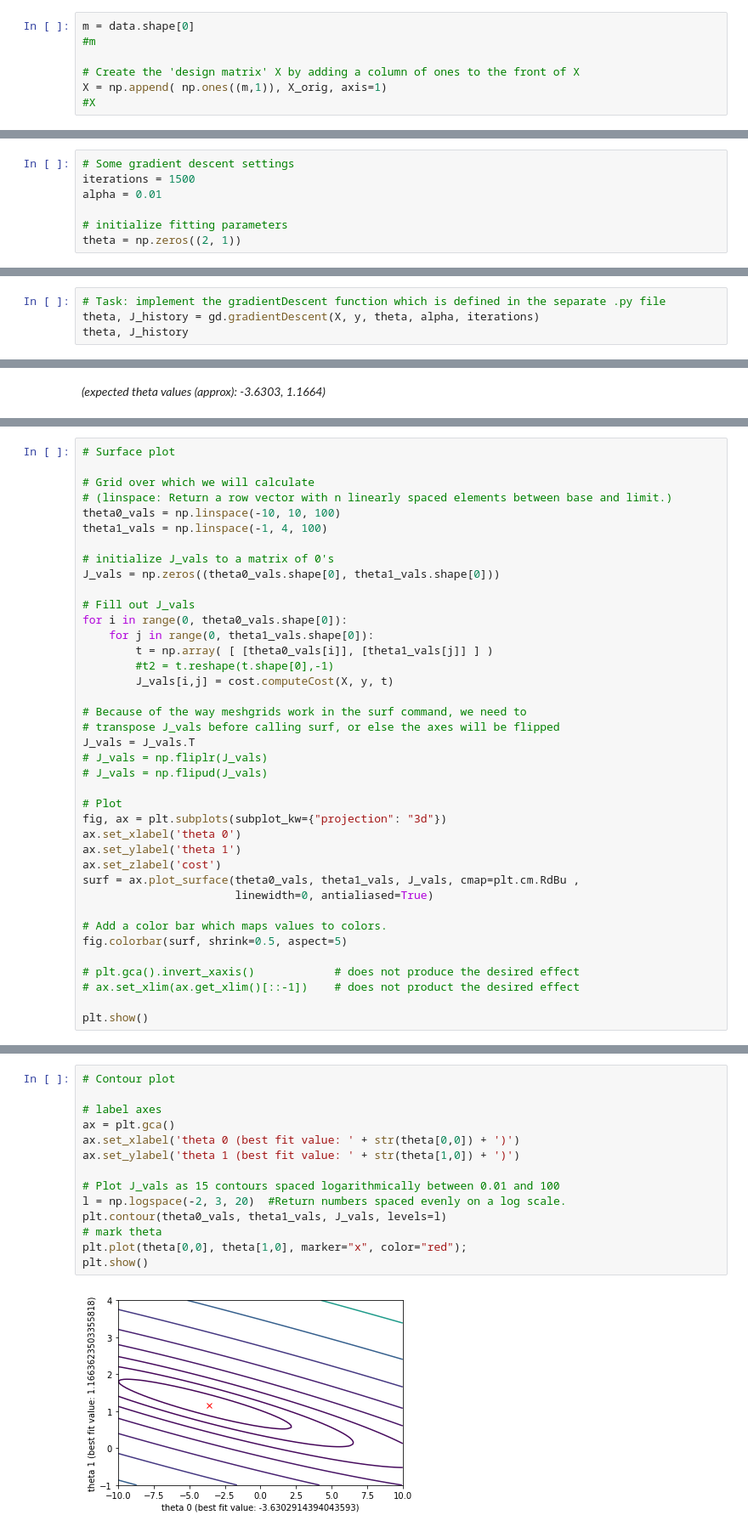
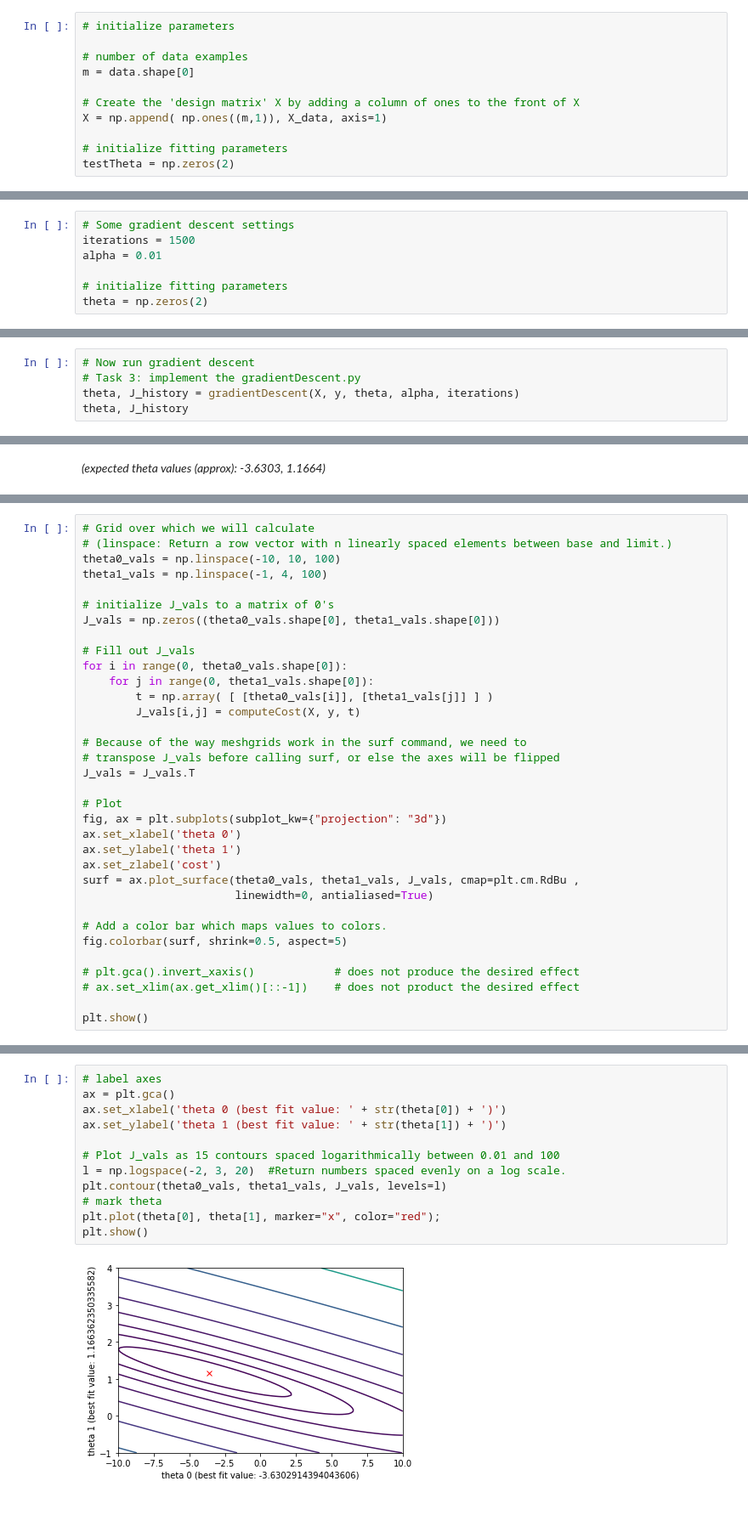
Before and after one commit to kristel030/machinelearning-coursera, a Jupyter notebook: jupyter/ex1/ex1.ipynb, the cells around one changed output, grey strips where cells are left out. Shown: that part at 85% size. Cells and saved outputs as stored; diff of their text form; blank space fills up the shorter version.

```diff
--- a/jupyter/ex1/ex1.ipynb
+++ b/jupyter/ex1/ex1.ipynb
@@ -52,7 +71,11 @@ plot.plotData(X_orig, y)
 # %%
+# initialize parameters
+
+# number of data examples
 m = data.shape[0]
-#m
 
 # Create the 'design matrix' X by adding a column of ones to the front of X
-X = np.append( np.ones((m,1)), X_orig, axis=1)
-#X
+X = np.append( np.ones((m,1)), X_data, axis=1)
+
+# initialize fitting parameters
+testTheta = np.zeros(2)
@@ -87,4 +112,4 @@ iterations = 1500
 alpha = 0.01
 
 # initialize fitting parameters
-theta = np.zeros((2, 1))
+theta = np.zeros(2)
@@ -93,5 +116,6 @@ Now run gradient descent
 # %%
-# Task: implement the gradientDescent function which is defined in the separate .py file
-theta, J_history = gd.gradientDescent(X, y, theta, alpha, iterations)
+# Now run gradient descent
+# Task 3: implement the gradientDescent.py
+theta, J_history = gradientDescent(X, y, theta, alpha, iterations)
 theta, J_history
 # %% [output]
@@ -137,6 +166,4 @@ predict2 = np.array([[1, 7]]) @ theta
 # %%
-# Surface plot
-
 # Grid over which we will calculate
 # (linspace: Return a row vector with n linearly spaced elements between base and limit.)
 theta0_vals = np.linspace(-10, 10, 100)
@@ -149,14 +176,11 @@ J_vals = np.zeros((theta0_vals.shape[0], theta1_vals.shape[0]))
 for i in range(0, theta0_vals.shape[0]):
     for j in range(0, theta1_vals.shape[0]):
         t = np.array( [ [theta0_vals[i]], [theta1_vals[j]] ] )
-        #t2 = t.reshape(t.shape[0],-1)
-        J_vals[i,j] = cost.computeCost(X, y, t)
+        J_vals[i,j] = computeCost(X, y, t)
 
 # Because of the way meshgrids work in the surf command, we need to
 # transpose J_vals before calling surf, or else the axes will be flipped
 J_vals = J_vals.T
-# J_vals = np.fliplr(J_vals)
-# J_vals = np.flipud(J_vals)
 
 # Plot
 fig, ax = plt.subplots(subplot_kw={"projection": "3d"})
@@ -178,16 +204,14 @@ plt.show()
 # %%
-# Contour plot
-
 # label axes
 ax = plt.gca()
-ax.set_xlabel('theta 0 (best fit value: ' + str(theta[0,0]) + ')')
-ax.set_ylabel('theta 1 (best fit value: ' + str(theta[1,0]) + ')')
+ax.set_xlabel('theta 0 (best fit value: ' + str(theta[0]) + ')')
+ax.set_ylabel('theta 1 (best fit value: ' + str(theta[1]) + ')')
 
 # Plot J_vals as 15 contours spaced logarithmically between 0.01 and 100
 l = np.logspace(-2, 3, 20)  #Return numbers spaced evenly on a log scale.
 plt.contour(theta0_vals, theta1_vals, J_vals, levels=l)
 # mark theta
-plt.plot(theta[0,0], theta[1,0], marker="x", color="red");
+plt.plot(theta[0], theta[1], marker="x", color="red");
 plt.show()
 # %% [output]
-[figure, old version]
+[figure, new version]
```
Also changed, not shown: parts of 27 cells of this notebook, 56 other files.
